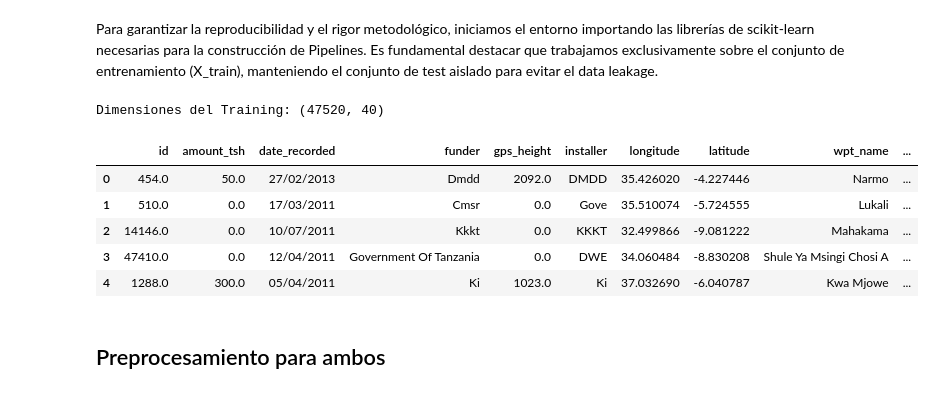
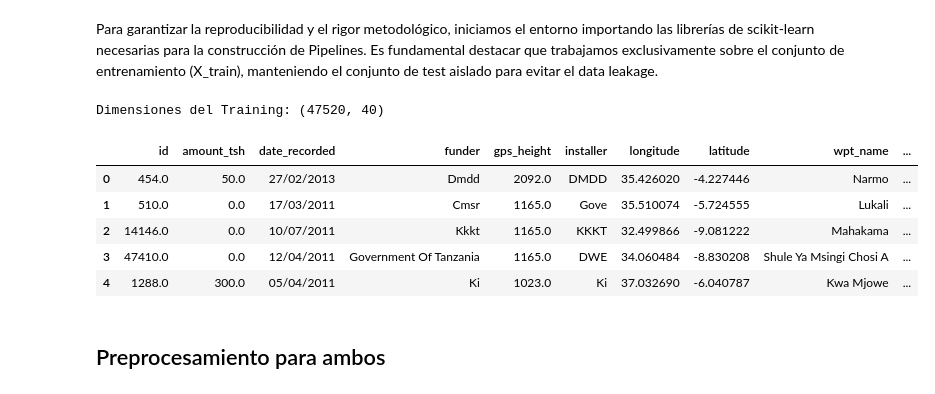
Before and after one commit to carmenqr/Trabajo, a Jupyter notebook: carmen_knn_bagging.ipynb, the cells around one changed output. Drawn from its saved outputs; the diff is of its cells as text; code cells hidden in the pictures.

```diff
--- a/carmen_knn_bagging.ipynb
+++ b/carmen_knn_bagging.ipynb
@@ -11,36 +11,39 @@ Para garantizar la reproducibilidad y el rigor metodológico, iniciamos el entor
 import pandas as pd
 import numpy as np
 import matplotlib.pyplot as plt
 import seaborn as sns
 from sklearn.pipeline import Pipeline
 from sklearn.compose import ColumnTransformer
 from sklearn.impute import SimpleImputer, KNNImputer
 from sklearn.preprocessing import StandardScaler, OneHotEncoder, OrdinalEncoder, LabelEncoder
 from sklearn.neighbors import KNeighborsClassifier
 from sklearn.ensemble import RandomForestClassifier
 from sklearn.model_selection import cross_val_score, StratifiedKFold, GridSearchCV, cross_val_predict
 from category_encoders import TargetEncoder
 from sklearn.feature_selection import SelectKBest, mutual_info_classif, SelectFromModel
 from sklearn.ensemble import IsolationForest
 from sklearn.metrics import classification_report, ConfusionMatrixDisplay, accuracy_score, f1_score
 
 # Configuración para mostrar todas las columnas en pandas
 pd.set_option('display.max_columns', None)
 
 # Carga de datos (Asegúrate de cambiar el nombre del archivo al que tengáis en el grupo)
 # Usamos solo el TRAIN. El TEST está prohibido mirarlo hasta el final del proyecto.
 X_train = pd.read_csv("X_train_prep.csv")
 y_train = pd.read_csv("y_train.csv").values.ravel() # .ravel() para que sea un array 1D
 
+X_test= pd.read_csv("X_test_prep.csv")
+y_test = pd.read_csv("y_test.csv")
+
 print("Dimensiones del Training:", X_train.shape)
 X_train.head()
 # %% [output]
 Dimensiones del Training: (47520, 40)
 |  | id | amount_tsh | date_recorded | funder | gps_height | installer | longitude | latitude | wpt_name | ... |
 | 0 | 454.0 | 50.0 | 27/02/2013 | Dmdd | 2092.0 | DMDD | 35.426020 | -4.227446 | Narmo | ... |
-| 1 | 510.0 | 0.0 | 17/03/2011 | Cmsr | 0.0 | Gove | 35.510074 | -5.724555 | Lukali | ... |
-| 2 | 14146.0 | 0.0 | 10/07/2011 | Kkkt | 0.0 | KKKT | 32.499866 | -9.081222 | Mahakama | ... |
-| 3 | 47410.0 | 0.0 | 12/04/2011 | Government Of Tanzania | 0.0 | DWE | 34.060484 | -8.830208 | Shule Ya Msingi Chosi A | ... |
+| 1 | 510.0 | 0.0 | 17/03/2011 | Cmsr | 1165.0 | Gove | 35.510074 | -5.724555 | Lukali | ... |
+| 2 | 14146.0 | 0.0 | 10/07/2011 | Kkkt | 1165.0 | KKKT | 32.499866 | -9.081222 | Mahakama | ... |
+| 3 | 47410.0 | 0.0 | 12/04/2011 | Government Of Tanzania | 1165.0 | DWE | 34.060484 | -8.830208 | Shule Ya Msingi Chosi A | ... |
 | 4 | 1288.0 | 300.0 | 05/04/2011 | Ki | 1023.0 | Ki | 37.032690 | -6.040787 | Kwa Mjowe | ... |
 # %% [markdown]
 ## Preprocesamiento para ambos
```
Also changed, not shown: parts of 17 cells of this notebook.
